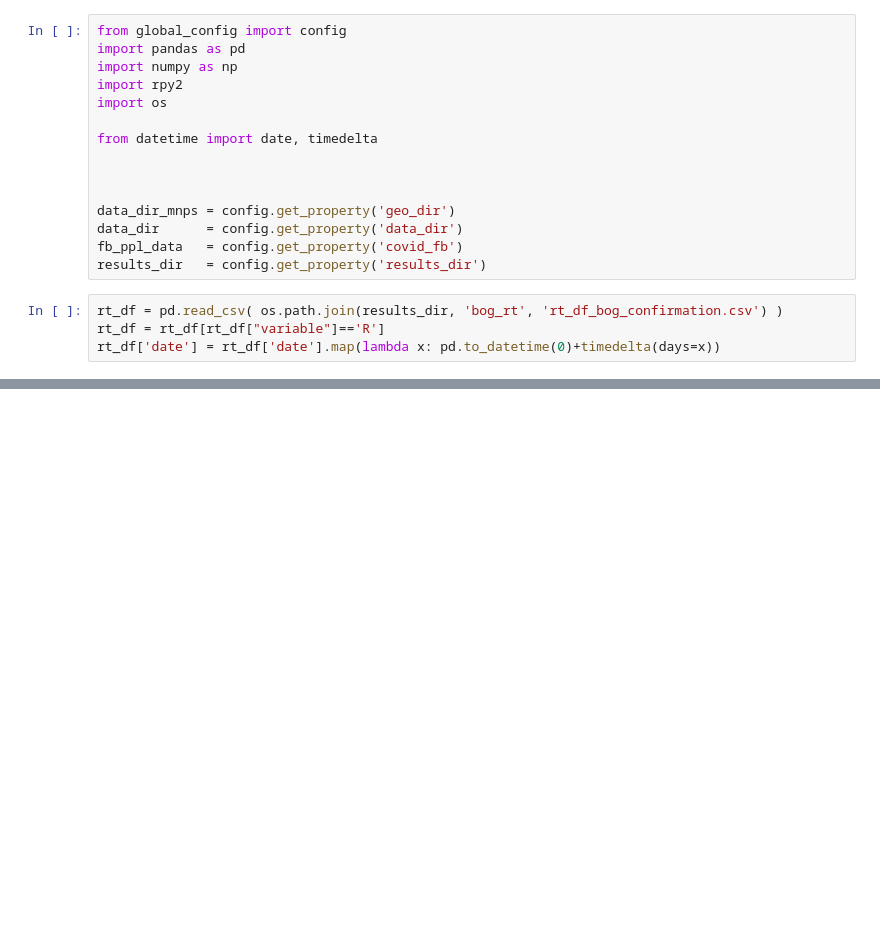
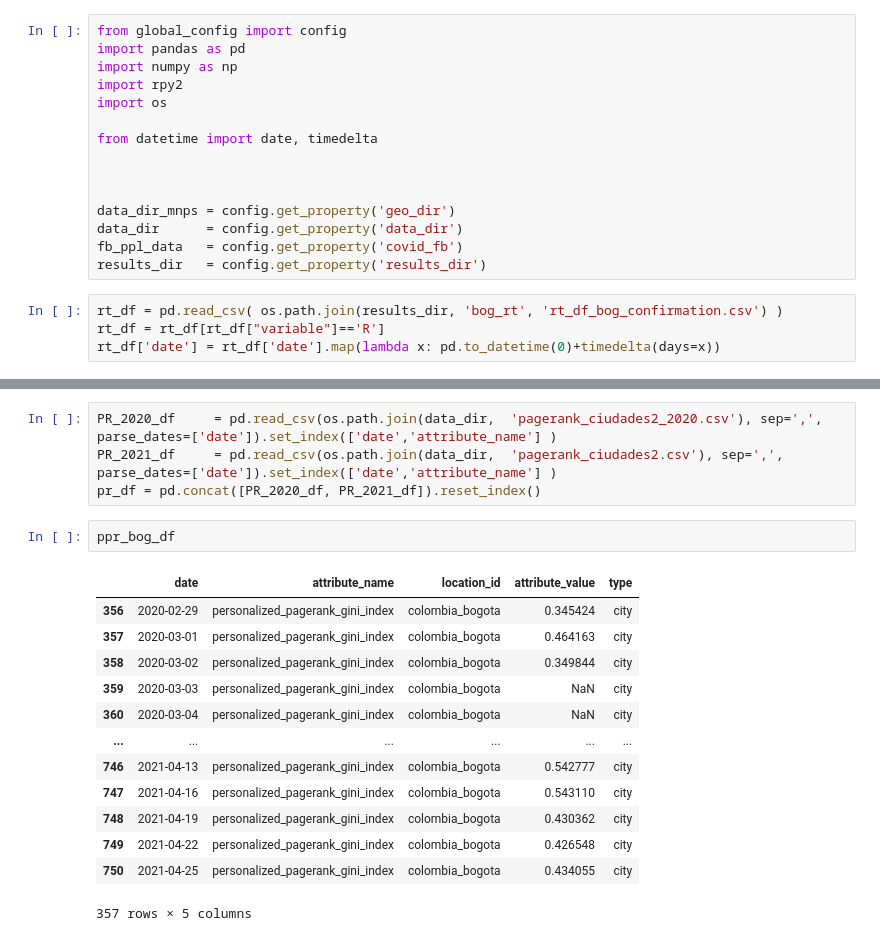
Before and after one commit to ChaosDonkey06/bogota_covid19_lockdowns, a Jupyter notebook: PPR_Rt_analysos.ipynb, the cells around one changed output, grey strips where cells are left out. Drawn from its saved outputs; the diff is of its cells as text; blank space fills up the shorter version.

```diff
--- a/PPR_Rt_analysos.ipynb
+++ b/PPR_Rt_analysos.ipynb
@@ -54,0 +73,20 @@ sns.lineplot(ax=ax, data=pr_bog_df, x='date', y='attribute_value', hue='attribut
+# %%
+PR_2020_df     = pd.read_csv(os.path.join(data_dir,  'pagerank_ciudades2_2020.csv'), sep=',', parse_dates=['date']).set_index(['date','attribute_name'] )
+PR_2021_df     = pd.read_csv(os.path.join(data_dir,  'pagerank_ciudades2.csv'), sep=',', parse_dates=['date']).set_index(['date','attribute_name'] )
+pr_df = pd.concat([PR_2020_df, PR_2021_df]).reset_index()
+# %%
+ppr_bog_df
+# %% [output]
+|  | date | attribute_name | location_id | attribute_value | type |
+| 356 | 2020-02-29 | personalized_pagerank_gini_index | colombia_bogota | 0.345424 | city |
+| 357 | 2020-03-01 | personalized_pagerank_gini_index | colombia_bogota | 0.464163 | city |
+| 358 | 2020-03-02 | personalized_pagerank_gini_index | colombia_bogota | 0.349844 | city |
+| 359 | 2020-03-03 | personalized_pagerank_gini_index | colombia_bogota | NaN | city |
+| 360 | 2020-03-04 | personalized_pagerank_gini_index | colombia_bogota | NaN | city |
+| ... | ... | ... | ... | ... | ... |
+| 746 | 2021-04-13 | personalized_pagerank_gini_index | colombia_bogota | 0.542777 | city |
+| 747 | 2021-04-16 | personalized_pagerank_gini_index | colombia_bogota | 0.543110 | city |
+| 748 | 2021-04-19 | personalized_pagerank_gini_index | colombia_bogota | 0.430362 | city |
+| 749 | 2021-04-22 | personalized_pagerank_gini_index | colombia_bogota | 0.426548 | city |
+| 750 | 2021-04-25 | personalized_pagerank_gini_index | colombia_bogota | 0.434055 | city |
+357 rows × 5 columns
```
Also changed, not shown: parts of 8 cells of this notebook.
